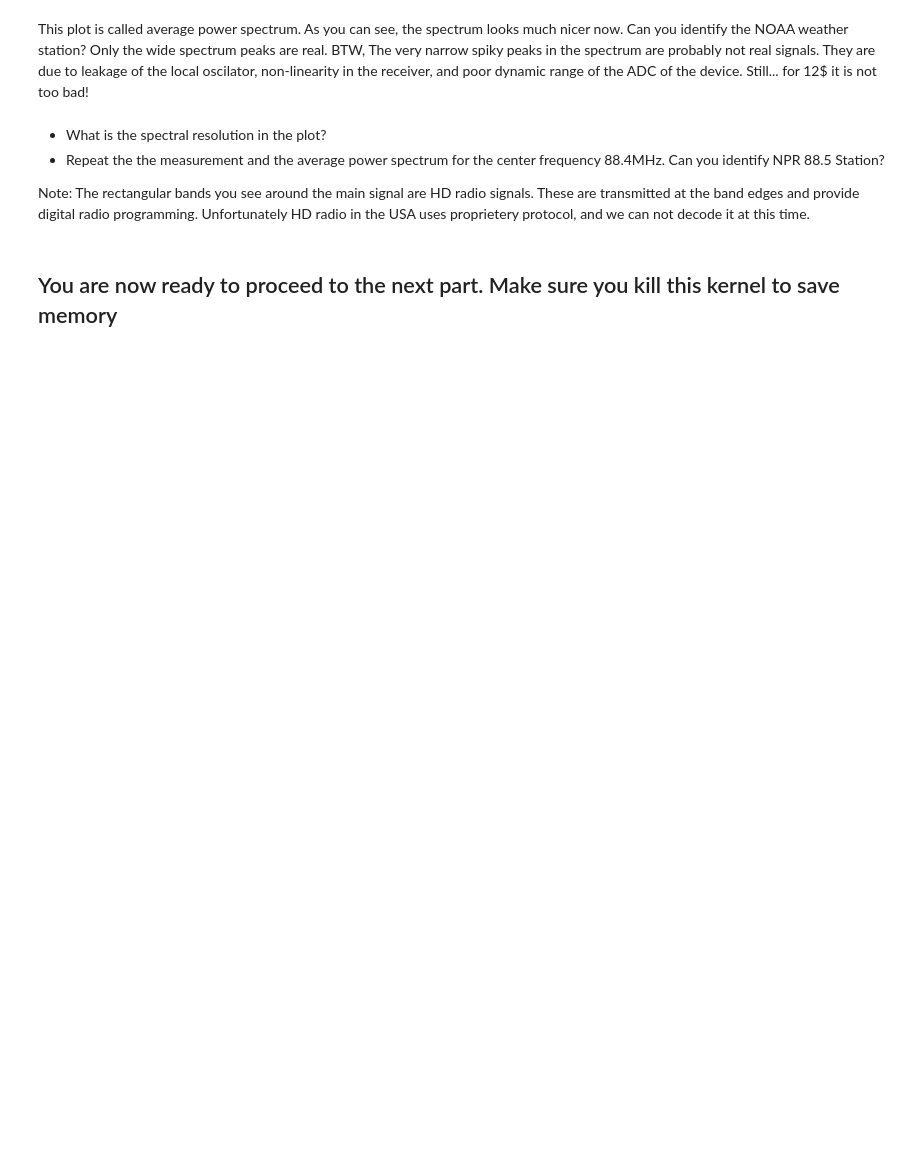
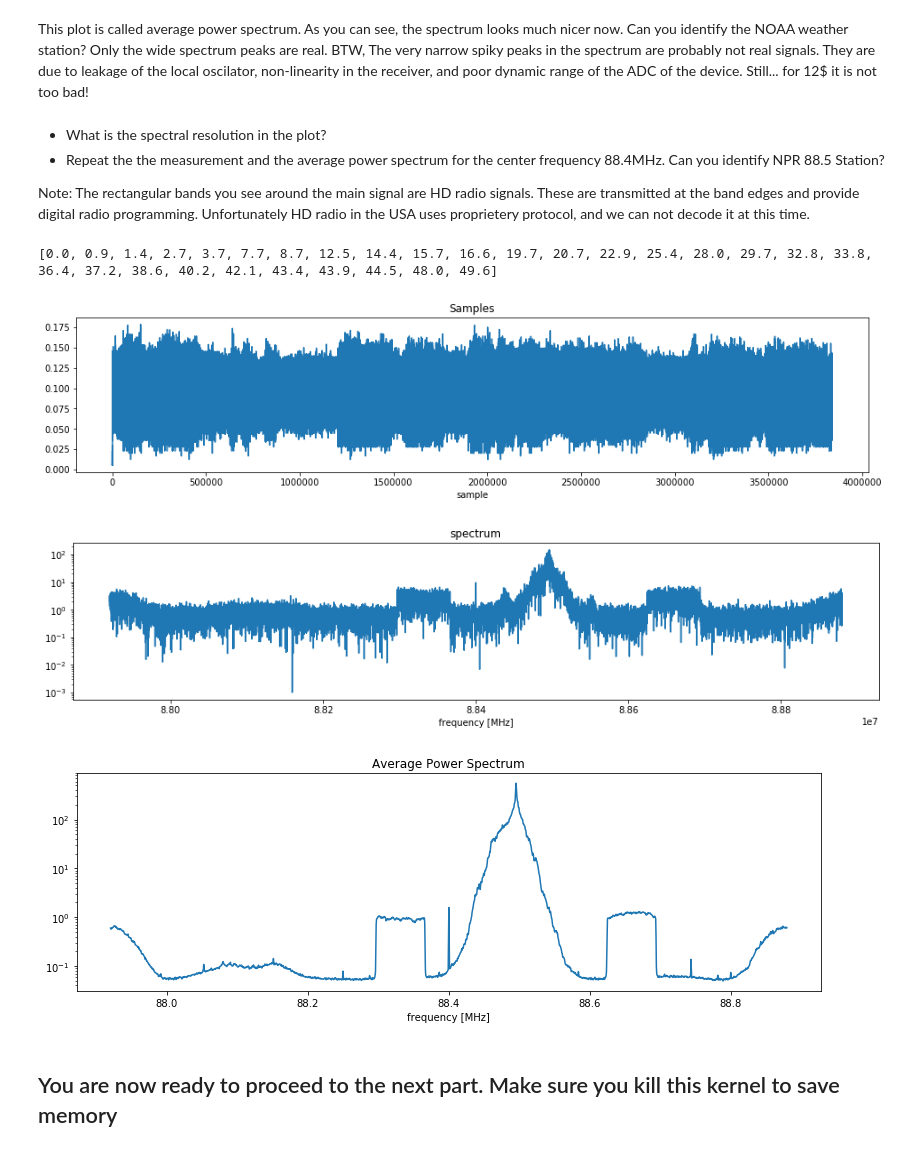
Before and after one commit to miamirkovic/ee123-pi, a Jupyter notebook: lab2/lab2-Part-II-SDR-SpectralAnalysis.ipynb, the cells around one changed output. Cells and saved outputs as stored; diff of their text form; code cells hidden in the pictures; blank space fills up the shorter version.

```diff
--- a/lab2/lab2-Part-II-SDR-SpectralAnalysis.ipynb
+++ b/lab2/lab2-Part-II-SDR-SpectralAnalysis.ipynb
@@ -211,3 +218,18 @@ Note: The rectangular bands you see around the main signal are HD radio signals.
+# %%
+sdr = RtlSdr()
+sdr.set_sample_rate(960000)    # sampling rate
+sdr.set_center_freq(88400000)   # 162.2MhZ center frequency
+# %%
+print(sdr.valid_gains_db)
+# %% [output]
+[0.0, 0.9, 1.4, 2.7, 3.7, 7.7, 8.7, 12.5, 14.4, 15.7, 16.6, 19.7, 20.7, 22.9, 25.4, 28.0, 29.7, 32.8, 33.8, 36.4, 37.2, 38.6, 40.2, 42.1, 43.4, 43.9, 44.5, 48.0, 49.6]
+# %%
+gain = 37.2
+sdr.set_gain(gain)
+# %%
+N_samples = 960000*4 # 4 seconds
+y_NPR_samps = sdr.read_samples(N_samples)   # get samples
+sdr.close()
 # %%
 #np.save('npr.npy',y)
 
@@ -231,3 +238,65 @@ plt.xlabel('frequency [MHz]'); plt.title('Average Power Spectrum');
+# %%
+# Your Code here:
+y_crop_0= y_NPR_samps[:16384]
+#y_crop_1= y[10000:26384]
+
+fc = 88400000
+fs = 960000
+f0 = fc-(fs//2)
+f1 = fc+(fs//2)
+L = 16384
+Y = np.fft.fft(y_crop_0*np.kaiser(L,6))
+Y_w = np.fft.fftshift(Y)
+f = np.r_[f0:f1:(f1-f0)/L]
+
+# The SDR returns samples at a desired rate up to 2.4MS/s
+# (sometimes 3.5MS/s) of a part of the spectrum around a desired center
+# frequency. For example, setting a center frequency  f0=88.5⋅106f0=88.5⋅106
+# and a sampling rate of  Fs=2⋅106  will result in a complex valued
+# sequence  x[n]x[n] whos DTFT corresponds to the physical frequency range
+# of  87.5⋅10^6<f<89.5⋅10^6 . In other words, the digital
+# frequency  ω=0ω=0  of  X(ejω)X(ejω) , the DTFT of  x[n]x[n] , will
+# correspond to the physical frequency  88.588.5 MHz. The digital frequency
+# ω=πω=π  will correspond to  89.589.5 MHz and  ω=−πω=−π  will correspond to
+# 87.587.5 MHz.
+
+# Plot samps
+width, height = figaspect(0.2)
+fig=plt.figure(figsize=(width,height))
+p = plt.plot(abs(y_NPR_samps)), plt.xlabel('sample');
+plt.title('Samples');
+
+width, height = figaspect(0.2)
+fig=plt.figure(figsize=(width,height))
+p = plt.semilogy(f, abs(Y_w)), plt.xlabel('frequency [MHz]');
+plt.title('spectrum');
+
+#Computing avg power spectrum:
+shape = (len(y_NPR_samps)//2048, 2048)
+y_reshaped = np.reshape(y_NPR_samps, shape)
+
+
+for i in range(shape[0]):
+     y_reshaped[i] = y_reshaped[i]*np.kaiser(2048,6)
+
+fft = np.fft.fft(y_reshaped, axis=1)
+fftshift = np.fft.fftshift(fft, axes=1)
+
+# compute mean
+Pspect = mean(abs(fftshift)*abs(fftshift),axis=0);
+
+N = 2048
+f0= 88400000
+f = r_[-N/2:N/2]/N*fs + f0
+
+width, height = figaspect(0.3)
+fig=plt.figure(figsize=(width,height))
+p = plt.semilogy( f/1e6,Pspect);
+plt.xlabel('frequency [MHz]'); plt.title('Average Power Spectrum');
+# %% [output]
+[figure, added]
+[figure, added]
+[figure, added]
 # %% [markdown]
 ## You are now ready to proceed to the next part. Make sure you kill this kernel to save memory
 # %%
```
Also changed, not shown: parts of 9 cells of this notebook, 1 other file.
